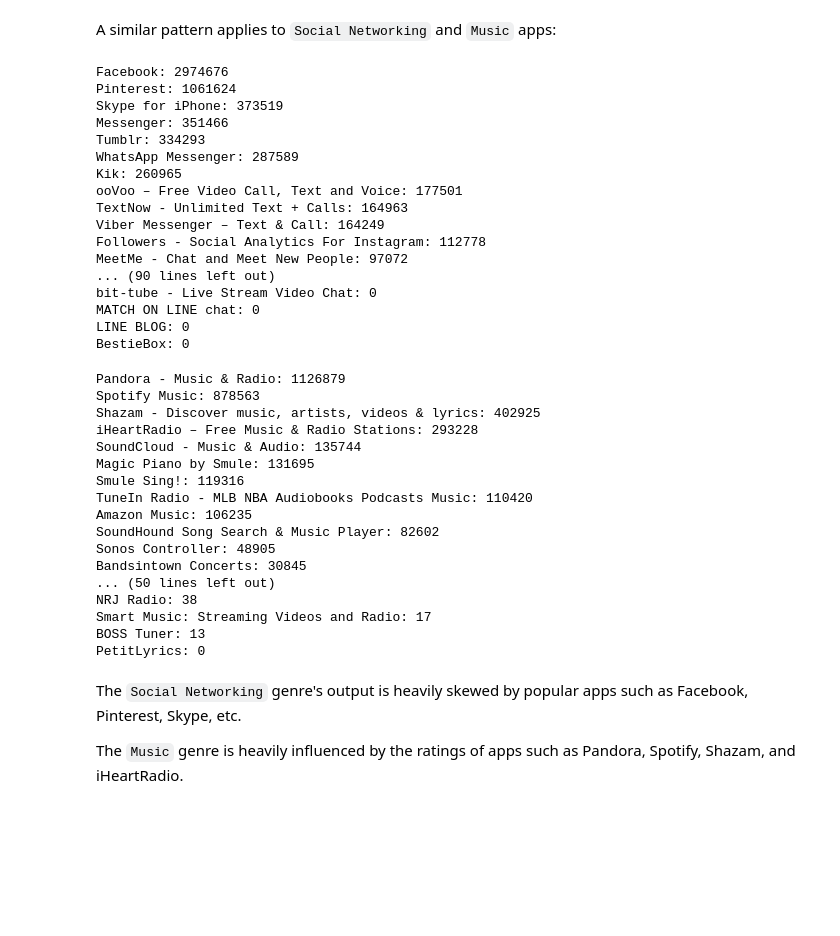
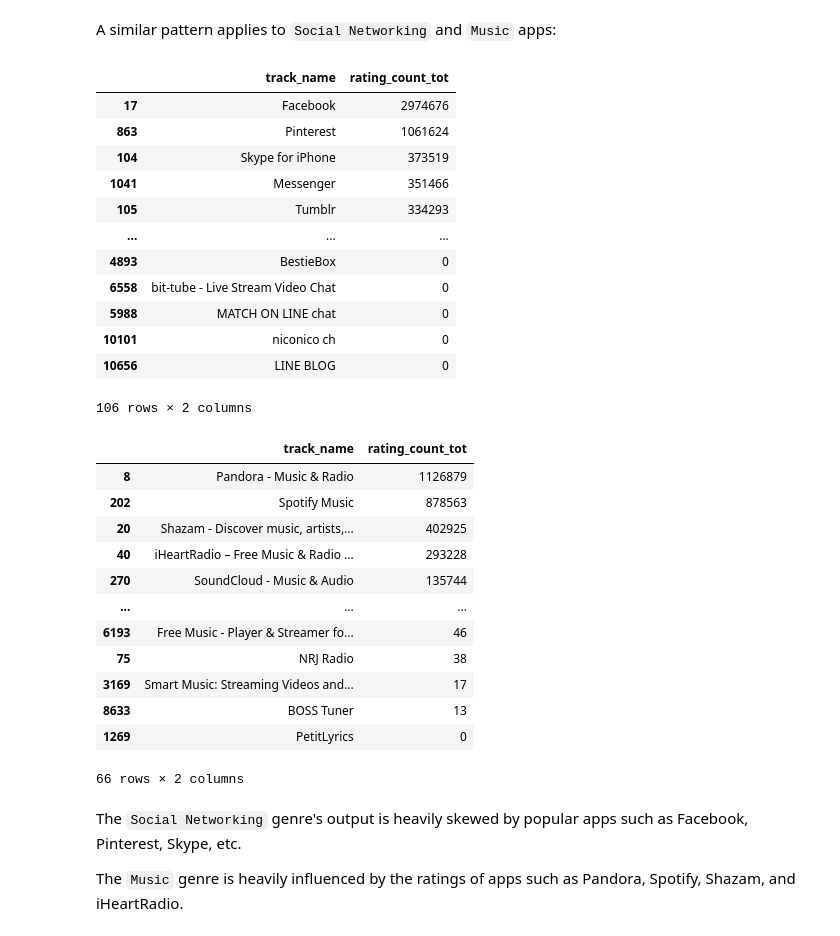
Before and after one commit to xjwllmsx/profitable-app-profiles, a Jupyter notebook: notebook/analysis.ipynb, the cells around one changed output. Drawn from its saved outputs; the diff is of its cells as text; code cells hidden in the pictures; blank space fills up the shorter version.

```diff
--- a/notebook/analysis.ipynb
+++ b/notebook/analysis.ipynb
@@ -649,45 +634,37 @@ The above output shows that Waze and Google Maps have 499,957 user ratings combi
 # %% [markdown]
 A similar pattern applies to `Social Networking` and `Music` apps:
 # %%
-print_ios_ratings("Social Networking")
+display_ios_ratings("Social Networking")
 # %% [output]
+|  | track_name | rating_count_tot |
+| 17 | Facebook | 2974676 |
+| 863 | Pinterest | 1061624 |
+| 104 | Skype for iPhone | 373519 |
+| 1041 | Messenger | 351466 |
+| 105 | Tumblr | 334293 |
+| ... | ... | ... |
+| 4893 | BestieBox | 0 |
+| 6558 | bit-tube - Live Stream Video Chat | 0 |
+| 5988 | MATCH ON LINE chat | 0 |
+| 10101 | niconico ch | 0 |
+| 10656 | LINE BLOG | 0 |
-Facebook: 2974676
-Pinterest: 1061624
-Skype for iPhone: 373519
-Messenger: 351466
-Tumblr: 334293
-WhatsApp Messenger: 287589
-Kik: 260965
-ooVoo – Free Video Call, Text and Voice: 177501
-TextNow - Unlimited Text + Calls: 164963
-Viber Messenger – Text & Call: 164249
-Followers - Social Analytics For Instagram: 112778
-MeetMe - Chat and Meet New People: 97072
-... (90 lines left out)
-bit-tube - Live Stream Video Chat: 0
-MATCH ON LINE chat: 0
-LINE BLOG: 0
-BestieBox: 0
+106 rows × 2 columns
 # %%
-print_ios_ratings("Music")
+display_ios_ratings("Music")
 # %% [output]
+|  | track_name | rating_count_tot |
+| 8 | Pandora - Music & Radio | 1126879 |
+| 202 | Spotify Music | 878563 |
+| 20 | Shazam - Discover music, artists,... | 402925 |
+| 40 | iHeartRadio – Free Music & Radio ... | 293228 |
+| 270 | SoundCloud - Music & Audio | 135744 |
+| ... | ... | ... |
+| 6193 | Free Music - Player & Streamer fo... | 46 |
+| 75 | NRJ Radio | 38 |
+| 3169 | Smart Music: Streaming Videos and... | 17 |
+| 8633 | BOSS Tuner | 13 |
+| 1269 | PetitLyrics | 0 |
-Pandora - Music & Radio: 1126879
-Spotify Music: 878563
-Shazam - Discover music, artists, videos & lyrics: 402925
-iHeartRadio – Free Music & Radio Stations: 293228
-SoundCloud - Music & Audio: 135744
-Magic Piano by Smule: 131695
-Smule Sing!: 119316
-TuneIn Radio - MLB NBA Audiobooks Podcasts Music: 110420
-Amazon Music: 106235
-SoundHound Song Search & Music Player: 82602
-Sonos Controller: 48905
-Bandsintown Concerts: 30845
-... (50 lines left out)
-NRJ Radio: 38
-Smart Music: Streaming Videos and Radio: 17
-BOSS Tuner: 13
-PetitLyrics: 0
+66 rows × 2 columns
 # %% [markdown]
 The `Social Networking` genre's output is heavily skewed by popular apps such as Facebook, Pinterest, Skype, etc.
 
```
Also changed, not shown: parts of 19 cells of this notebook.
